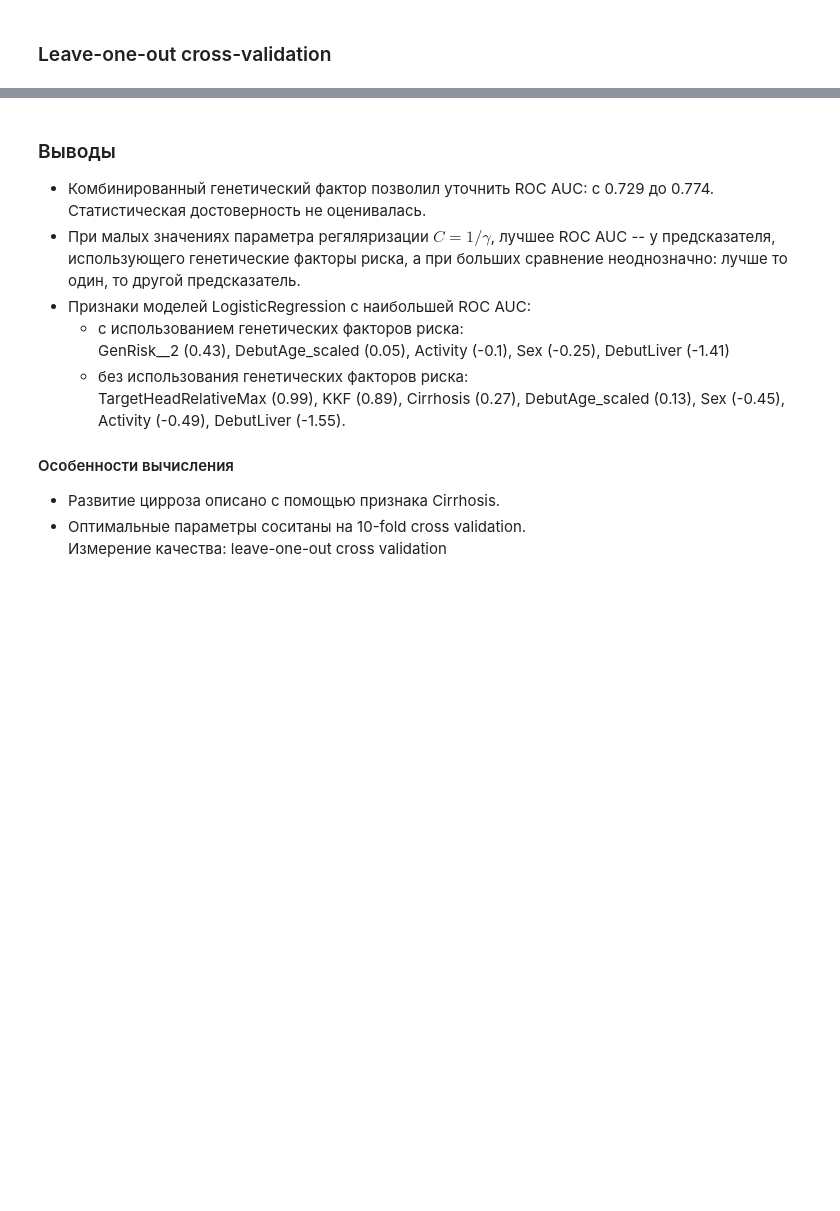
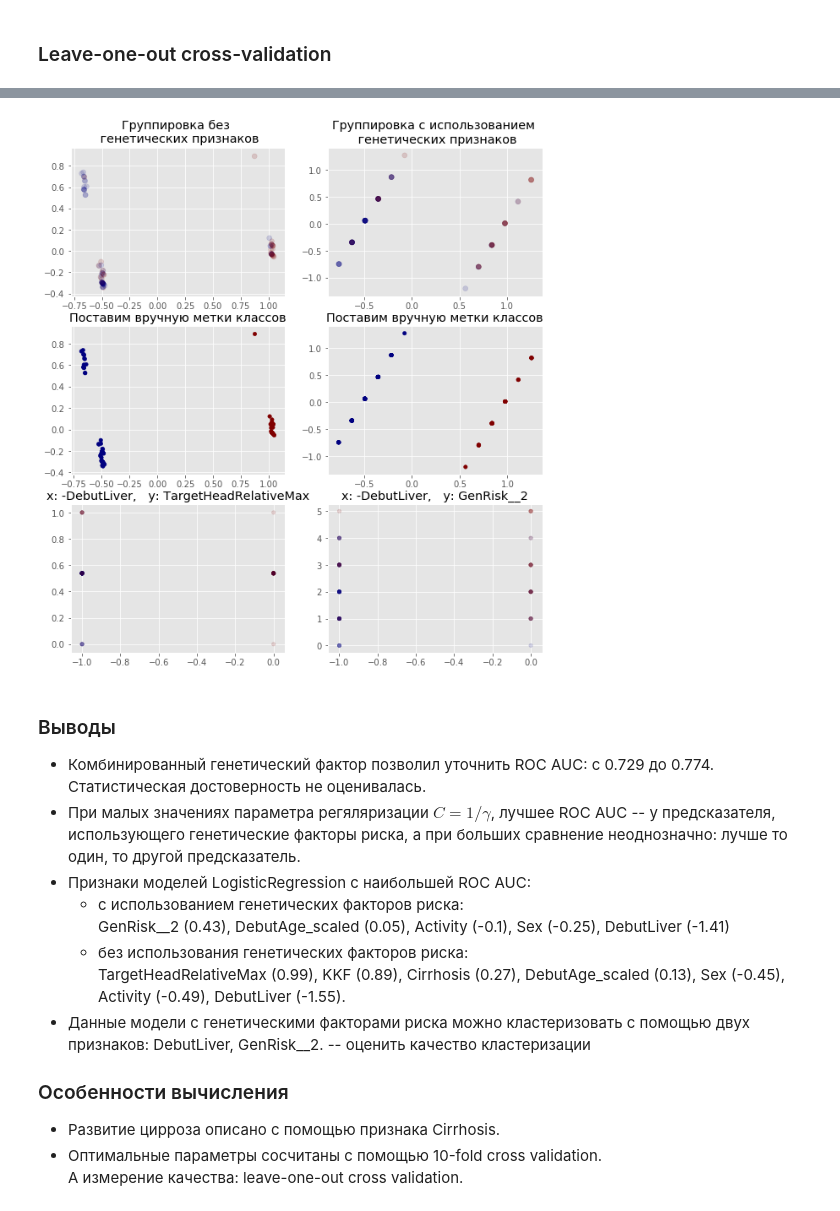
Before and after one commit to AlexanderArtemyev/Wilson-disease, a Jupyter notebook: Predict_LogisticRegression.ipynb, the cells around one changed output, grey strips where cells are left out. Saved outputs shown, nothing was run; the diff lists cells and outputs as text; code cells hidden in the pictures; blank space fills up the shorter version.

Commit message:
Cluster weighted features with PCA

```diff
--- a/Predict_LogisticRegression.ipynb
+++ b/Predict_LogisticRegression.ipynb
@@ -482,0 +578,51 @@ plt.savefig('LogRegression.png', bbox_inches='tight')
+# %%
+n_classes = 2
+kmeans = KMeans(n_clusters=n_classes, n_init=100,
+                random_state=RANDOM_STATE, n_jobs=1)
+kmeans.fit(X_pca)
+cluster_labels = kmeans.labels_
+# %%
+#n_classes = 4
+#RANDOM_STATE=123
+#kmeans_0 = KMeans(n_clusters=n_classes, n_init=100,
+#                  init = np.array([[-0.7,  0.6],  [-0.5,-0.2], [0.9,0.85], [1,0.05]], np.float64),
+#                  random_state=RANDOM_STATE, n_jobs=1)
+
+n_classes = 2
+kmeans_0 = KMeans(n_clusters=n_classes, n_init=100,
+                random_state=RANDOM_STATE, n_jobs=1)
+
+kmeans_0.fit(X_0_pca[:,0:2])
+cluster_0_labels = kmeans_0.labels_
+# %%
+plt.subplots(3,2, figsize=(10, 11))
+
+plt.subplot(3,2,1)
+plt.scatter(X_0_pca[:,0], X_0_pca[:,1], c=y, alpha=0.15, cmap = 'jet')
+plt.title("Группировка без \n генетических признаков")
+
+plt.subplot(3,2,2)
+#X_plt_dat = np.round( X_pca.transpose(), 2)
+plt.scatter(X_pca[:,0],   X_pca[:,1], c=y, alpha=0.15, cmap = 'jet')
+plt.title("Группировка с использованием \n генетических признаков")
+
+
+plt.subplot(3,2,3)
+plt.scatter(X_0_pca[:, 0], X_0_pca[:, 1], c=-cluster_0_labels, s=20,  cmap='jet');
+plt.title("Поставим вручную метки классов")
+
+plt.subplot(3,2,4)
+plt.scatter(X_pca[:, 0], X_pca[:, 1],     c=-cluster_labels,   s=20,  cmap='jet');
+plt.title("Поставим вручную метки классов")
+
+plt.subplot(3,2,5)
+plt.scatter(-X_0['DebutLiver'], X_0['TargetHeadRelativeMax'], c=y, s=20, alpha=0.15,  cmap='jet');
+plt.title("x: -DebutLiver,   y: TargetHeadRelativeMax")
+
+plt.subplot(3,2,6)
+plt.scatter(-X['DebutLiver'], X['GenRisk__2'],                c=y, s=20, alpha=0.15,  cmap='jet');
+plt.title("x: -DebutLiver,   y: GenRisk__2")
+
+plt.savefig('LogRegression_Clustering.png', bbox_inches='tight')
+# %% [output]
+[figure, added]
@@ -487,8 +648,8 @@ plt.savefig('LogRegression.png', bbox_inches='tight')
 * Признаки моделей LogisticRegression с наибольшей ROC AUC:
     * с использованием генетических факторов риска: <br> GenRisk\_\_2 (0.43), DebutAge_scaled (0.05), Activity (-0.1), Sex (-0.25),  DebutLiver (-1.41)
     * без использования генетических факторов риска: <br>  TargetHeadRelativeMax (0.99), KKF (0.89), Cirrhosis (0.27), DebutAge_scaled (0.13), Sex (-0.45), Activity (-0.49), DebutLiver (-1.55).
+* Данные модели с генетическими факторами риска можно  кластеризовать с помощью двух признаков: DebutLiver, GenRisk\_\_2. -- оценить качество кластеризации
 
-
-#### Особенности вычисления
+### Особенности вычисления
 * Развитие цирроза описано с помощью признака Cirrhosis.
-* Оптимальные параметры соситаны на 10-fold cross validation. <br> Измерение качества: leave-one-out cross validation
+* Оптимальные параметры сосчитаны с помощью 10-fold cross validation. <br> А измерение качества: leave-one-out cross validation.
```
Also changed, not shown: parts of 20 cells of this notebook.
